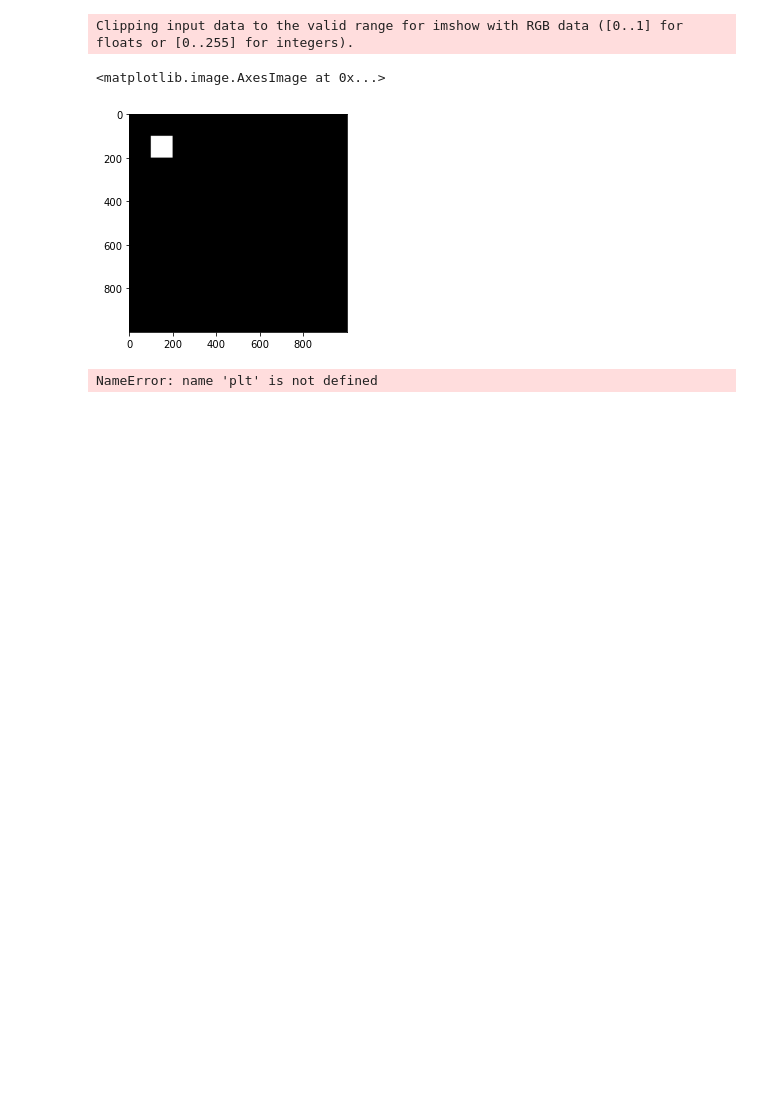
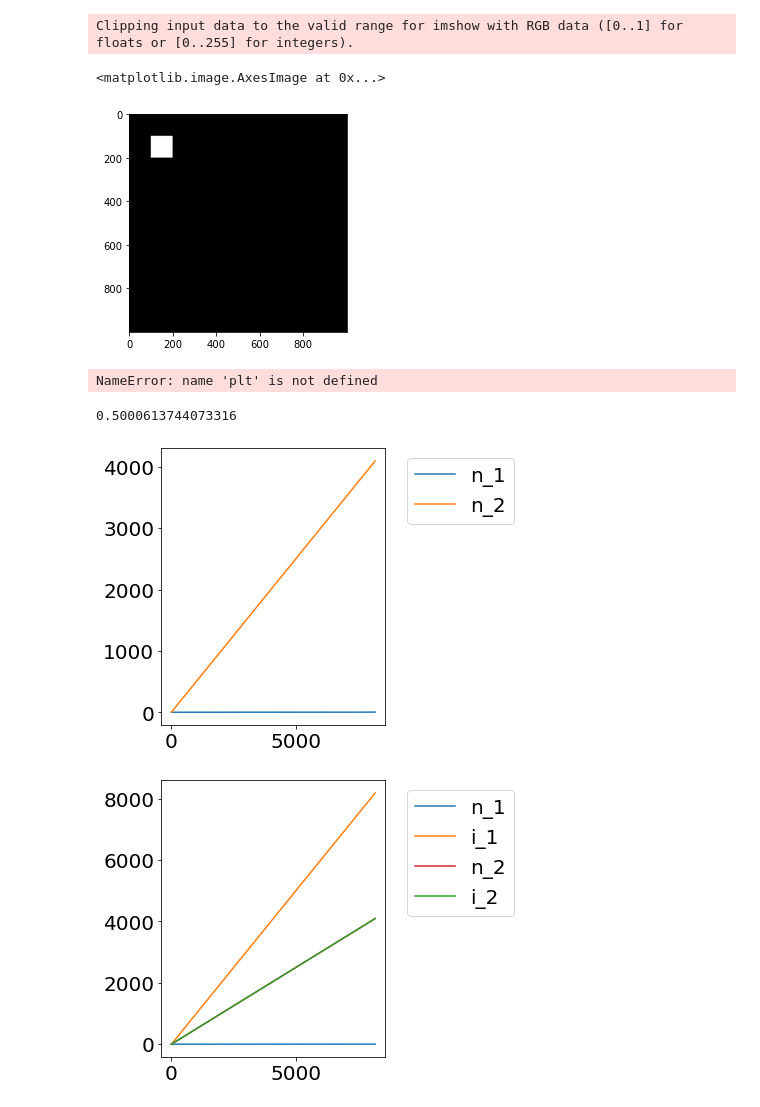
Before and after one commit to LimpBunion22/Vitiate, a Jupyter notebook: python/CNN_test.ipynb, the cells around one changed output. Saved outputs shown, nothing was run; the diff lists cells and outputs as text; code cells hidden in the pictures; blank space fills up the shorter version.

```diff
--- a/python/CNN_test.ipynb
+++ b/python/CNN_test.ipynb
@@ -54,3 +54,23 @@ plt.imshow(or_img)
 plt.imshow(f_img)
 # %% [output]
 NameError: name 'plt' is not defined
+# %%
+from utils import plotter as plt
+import numpy as np
+
+x = np.arange(1, 4*2048)
+a = -2*x -1
+b = x**2 +5*x + 2
+c = -2*x**2 - x
+n_1 = (-b + np.sqrt(b**2 - 4*a*c))/(2*a)
+n_2 = (-b - np.sqrt(b**2 - 4*a*c))/(2*a)
+i_1 = x - n_1
+i_2 = x - n_2
+# %%
+print(np.sum(n_2)/np.sum(x))
+plt.multiple_plot(x, [n_1, n_2], {'label':["n_1","n_2"]})
+plt.multiple_plot(x, [n_1, i_1, n_2, i_2], {'label':["n_1","i_1","n_2","i_2"]})
+# %% [output]
+0.5000613744073316
+[figure, added]
+[figure, added]
```
Also changed, not shown: 9 other files.
